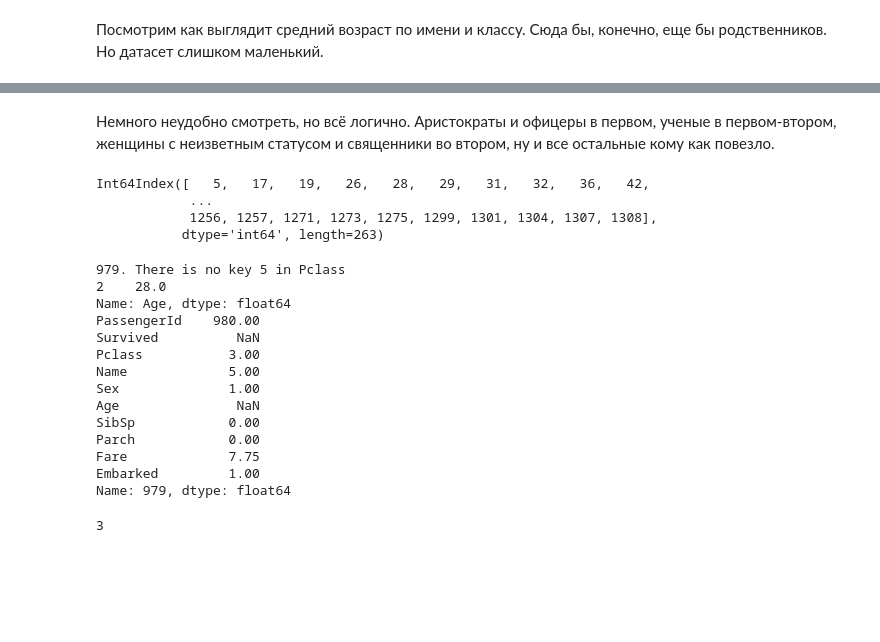
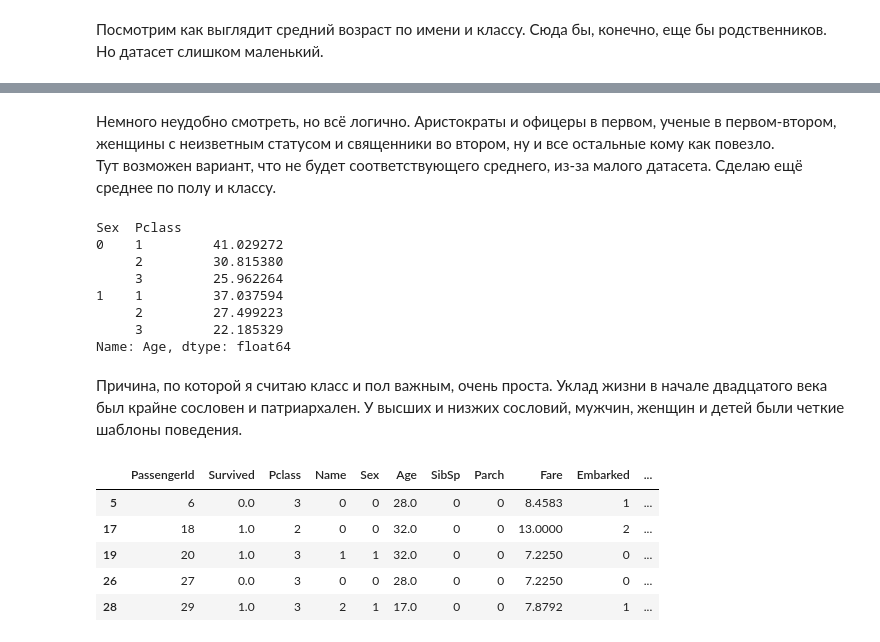
Before and after one commit to jast4ik/Hillel_ML_HW, a Jupyter notebook: Homework07/HW07.ipynb, the cells around one changed output, grey strips where cells are left out. Drawn from its saved outputs; the diff is of its cells as text; code cells hidden in the pictures; blank space fills up the shorter version.

```diff
--- a/Homework07/HW07.ipynb
+++ b/Homework07/HW07.ipynb
@@ -209,45 +210,45 @@ Name  Pclass
 Name: Age, dtype: float64
 # %% [markdown]
-Немного неудобно смотреть, но всё логично. Аристократы и офицеры в первом, ученые в первом-втором, женщины с неизветным статусом и священники во втором, ну и все остальные кому как повезло.
+Немного неудобно смотреть, но всё логично. Аристократы и офицеры в первом, ученые в первом-втором, женщины с неизветным статусом и священники во втором, ну и все остальные кому как повезло. <br>
+Тут возможен вариант, что не будет соответствующего среднего, из-за малого датасета. Сделаю ещё среднее по полу и классу.
+# %%
+src_df['Family'] = src_df['SibSp'] + src_df['Parch']
+mean_age_by_sex_and_class = src_df.loc[~src_df['Age'].isna()].groupby(['Sex', 'Pclass']).mean()['Age']
+print(mean_age_by_sex_and_class)
+# %% [output]
+Sex  Pclass
+0    1         41.029272
+     2         30.815380
+     3         25.962264
+1    1         37.037594
+     2         27.499223
+     3         22.185329
+Name: Age, dtype: float64
+# %% [markdown]
+Причина, по которой я считаю класс и пол важным, очень проста. Уклад жизни в начале двадцатого века был крайне сословен и патриархален. У высших и низжих сословий, мужчин, женщин и детей были четкие шаблоны поведения.
 # %%
 age_na_idx = src_df.loc[src_df['Age'].isna()].index
-print(age_na_idx)
-# %% [output]
-Int64Index([   5,   17,   19,   26,   28,   29,   31,   32,   36,   42,
-            ...
-            1256, 1257, 1271, 1273, 1275, 1299, 1301, 1304, 1307, 1308],
-           dtype='int64', length=263)
 # %%
 for index in age_na_idx:
     name_v = int(src_df.loc[index, 'Name'])
     class_v = int(src_df.loc[index, 'Pclass'])
+    sex_v = int(src_df.loc[index, 'Sex'])
     if name_v in mean_age_by_name_and_class:
         if class_v in mean_age_by_name_and_class[name_v]:
             age_m = np.int(mean_age_by_name_and_class[name_v][class_v])
             src_df.loc[index, 'Age'] = age_m
         else:
-            print("{}. There is no key {} in {}".format(index, name_v, mean_age_by_name_and_class[name_v]))
-            print(src_df.loc[index, ])
-            break
+            age_m = np.int(mean_age_by_sex_and_class[sex_v][class_v])
+            src_df.loc[index, 'Age'] = age_m
     else:
-        print("{}. There is no key {} in mean_age_by_name_and_class.".format(index, name_v))
-        break
+        age_m = np.int(mean_age_by_sex_and_class[sex_v][class_v])
+        src_df.loc[index, 'Age'] = age_m
-# %% [output]
-979. There is no key 5 in Pclass
-2    28.0
-Name: Age, dtype: float64
-PassengerId    980.00
-Survived          NaN
-Pclass           3.00
-Name             5.00
-Sex              1.00
-Age               NaN
-SibSp            0.00
-Parch            0.00
-Fare             7.75
-Embarked         1.00
-Name: 979, dtype: float64
 # %%
-print(src_df['Pclass'].max())
+src_df.iloc[age_na_idx].head()
 # %% [output]
-3
+|  | PassengerId | Survived | Pclass | Name | Sex | Age | SibSp | Parch | Fare | Embarked | ... |
+| 5 | 6 | 0.0 | 3 | 0 | 0 | 28.0 | 0 | 0 | 8.4583 | 1 | ... |
+| 17 | 18 | 1.0 | 2 | 0 | 0 | 32.0 | 0 | 0 | 13.0000 | 2 | ... |
+| 19 | 20 | 1.0 | 3 | 1 | 1 | 32.0 | 0 | 0 | 7.2250 | 0 | ... |
+| 26 | 27 | 0.0 | 3 | 0 | 0 | 28.0 | 0 | 0 | 7.2250 | 0 | ... |
+| 28 | 29 | 1.0 | 3 | 2 | 1 | 17.0 | 0 | 0 | 7.8792 | 1 | ... |
```
Also changed, not shown: parts of 14 cells of this notebook.
